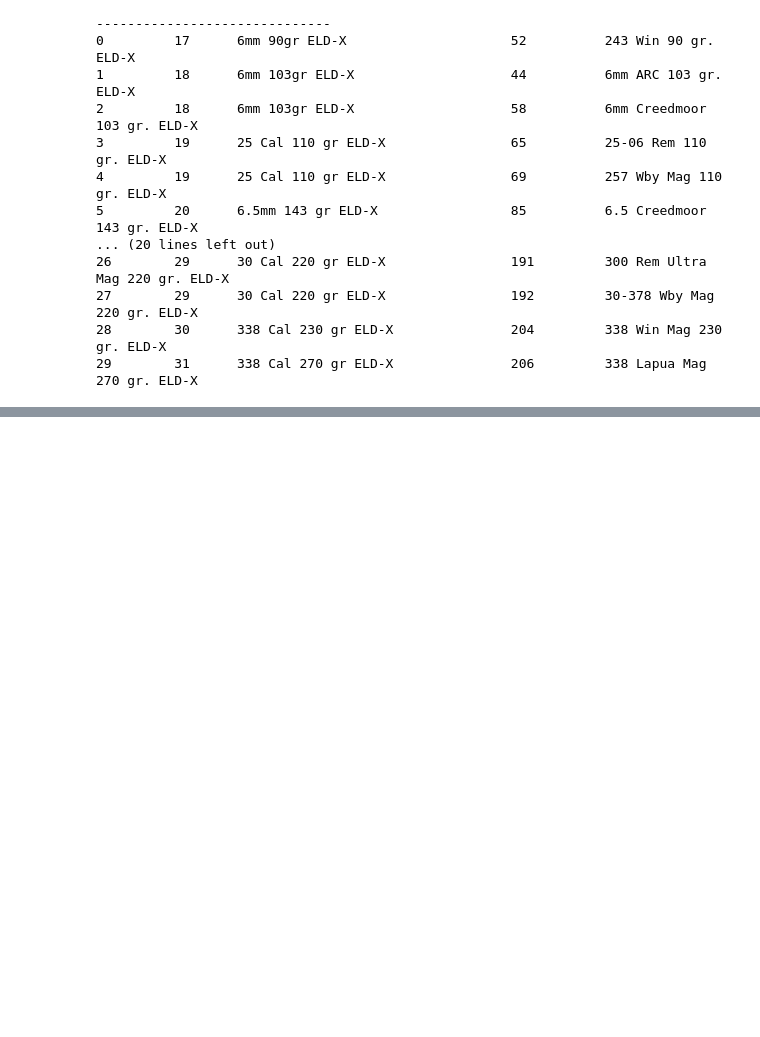
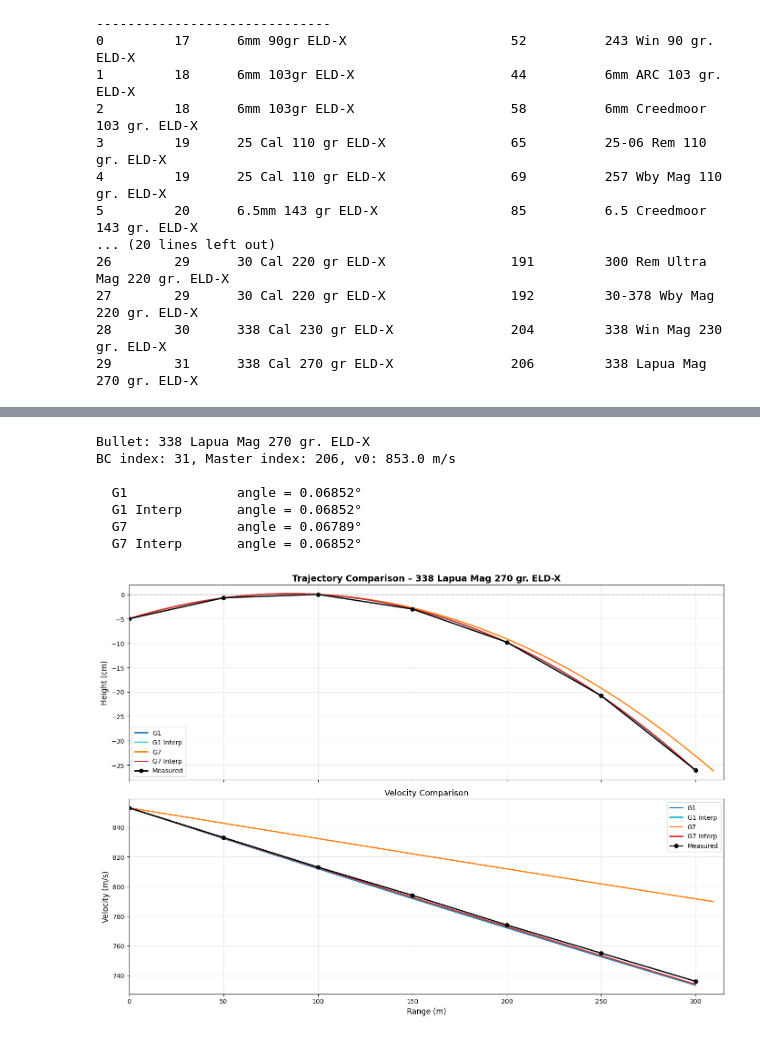
Before and after one commit to stelliosbonadurer/simulation, a Jupyter notebook: Bullet Drag_Student2026.ipynb, the cells around one changed output, grey strips where cells are left out. Drawn from its saved outputs; the diff is of its cells as text; code cells hidden in the pictures; blank space fills up the shorter version.

```diff
--- a/Bullet Drag_Student2026.ipynb
+++ b/Bullet Drag_Student2026.ipynb
@@ -1068,0 +1047,77 @@ TypeError: zero_cartridge() got an unexpected keyword argument 'ballistic_object
+# %%
+#Compare all four ballistic models
+match_idx = 29
+bc_idx, master_idx = bc_to_master[match_idx]
+
+#Ballistic objects for the four models
+models = {
+    'G1':        all_ballistics_G1[master_idx],
+    'G1 Interp': interp_ballistics_G1[bc_idx],
+    'G7':        all_ballistics_G7[master_idx],
+    'G7 Interp': interp_ballistics_G7[bc_idx],
+}
+
+#Measured data for this bullet
+drop_data = all_drop_data[master_idx]
+vel_data  = all_velocity_data[master_idx]
+
+print(f"Bullet: {all_ballistics_G1[master_idx].cartridge} {all_ballistics_G1[master_idx].bullet}")
+print(f"BC index: {bc_idx}, Master index: {master_idx}, v0: {vel_data[0, 1]:.1f} m/s\n")
+
+#Simulate cartridge with each model
+results = {}
+for label, bal in models.items():
+    sim = simulate_cartridge(csv_idx=master_idx, ballistic_object=bal)
+    print(f"  {label:14s}  angle = {sim['angle']:.5f}°")
+    results[label] = (sim['x'], sim['y'], sim['v'])
+
+# ── Plotting ──
+colors = {'G1': 'tab:blue', 'G1 Interp': 'tab:cyan',
+          'G7': 'tab:orange', 'G7 Interp': 'tab:red'}
+fig, axes = plt.subplots(2, 1, figsize=(14, 10), sharex=True)
+
+# --- Trajectory (drop) ---
+ax = axes[0]
+for label, (x, y, v) in results.items():
+    ax.plot(x, 100*y, linewidth=2, color=colors[label], label=label)
+ax.plot(drop_data[:, 0], 100*drop_data[:, 1], 'ko-', linewidth=2,
+        markersize=6, label='Measured')
+ax.axhline(0, color='grey', ls='--', alpha=0.4)
+ax.set_ylabel('Height (cm)', fontsize=12)
+ax.set_title(f'Trajectory Comparison – {all_ballistics_G1[master_idx].cartridge} '
+             f'{all_ballistics_G1[master_idx].bullet}', fontsize=14, fontweight='bold')
+ax.legend(fontsize=10)
+ax.grid(True, alpha=0.3)
+ax.set_xlim(0, drop_data[-1, 0] * 1.05)
+
+# --- Velocity ---
+ax = axes[1]
+for label, (x, y, v) in results.items():
+    ax.plot(x, v, linewidth=2, color=colors[label], label=label)
+ax.plot(vel_data[:, 0], vel_data[:, 1], 'ko-', linewidth=2,
+        markersize=6, label='Measured')
+ax.set_xlabel('Range (m)', fontsize=12)
+ax.set_ylabel('Velocity (m/s)', fontsize=12)
+ax.set_title('Velocity Comparison', fontsize=13)
+ax.legend(fontsize=10)
+ax.grid(True, alpha=0.3)
+
+plt.tight_layout()
+plt.show()
+
+# ── Print MSE summary using compute_errors ──
+print(f"\n{'Model':14s}  {'Pos MSE (m²)':>18s}  {'Vel MSE (m²/s²)':>18s}")
+print('-' * 56)
+for label, (x_sim, y_sim, v_sim) in results.items():
+    sim_dict = {'x': x_sim, 'y': y_sim, 'v': v_sim}
+    pos_mse, vel_mse, _, _, _ = compute_errors(sim_dict, master_idx)
+    print(f"{label:14s}  {pos_mse:18.10e}  {vel_mse:18.10e}")
+# %% [output]
+Bullet: 338 Lapua Mag 270 gr. ELD-X
+BC index: 31, Master index: 206, v0: 853.0 m/s
+
+  G1              angle = 0.06852°
+  G1 Interp       angle = 0.06852°
+  G7              angle = 0.06789°
+  G7 Interp       angle = 0.06852°
+[figure, added]
```
Also changed, not shown: parts of 11 cells of this notebook.
